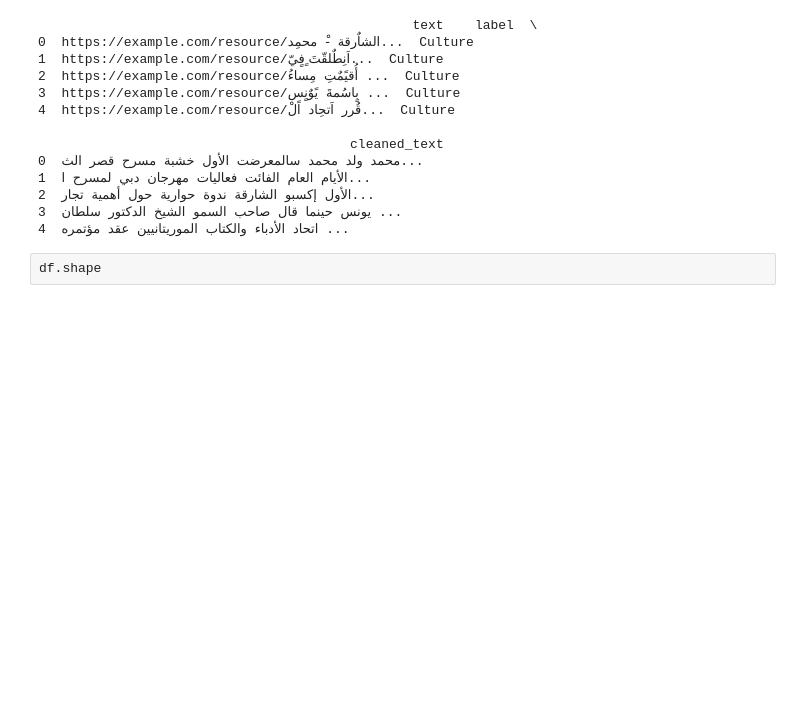
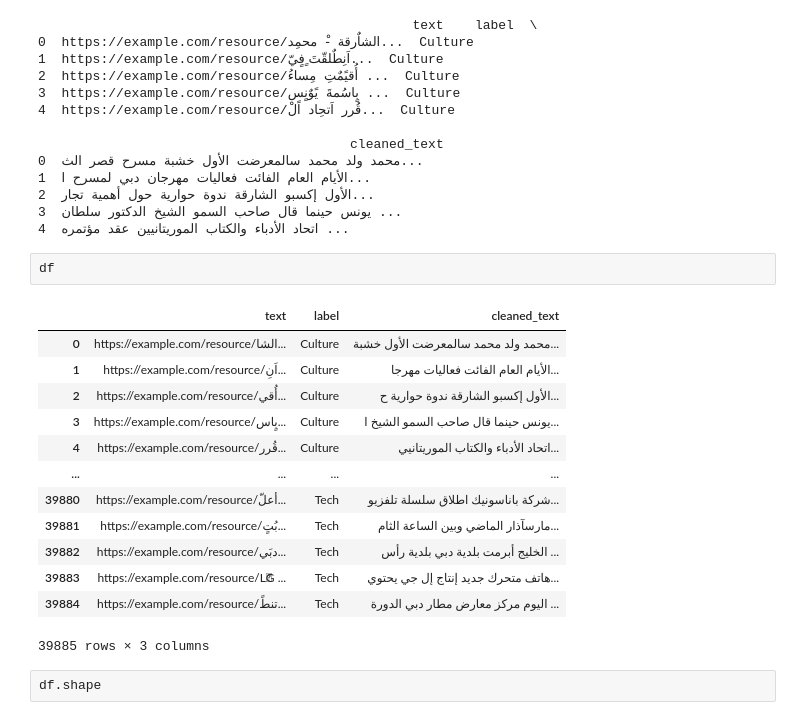
Before and after one commit to i1nourax/i1nourax, a Jupyter notebook: Copy_of_Task2_Text_Classification_Nora.ipynb, the cells around one changed output. Saved outputs shown, nothing was run; the diff lists cells and outputs as text; blank space fills up the shorter version.

```diff
--- a/Copy_of_Task2_Text_Classification_Nora.ipynb
+++ b/Copy_of_Task2_Text_Classification_Nora.ipynb
@@ -298,6 +298,22 @@ print(df.head())
 2  الأول إكسبو الشارقة ندوة حوارية حول أهمية تجار...
 3  يونس حينما قال صاحب السمو الشيخ الدكتور سلطان ...
 4  اتحاد الأدباء والكتاب الموريتانيين عقد مؤتمره ...
+# %%
+df
+# %% [output]
+|  | text | label | cleaned_text |
+| 0 | https://example.com/resource/الشا... | Culture | محمد ولد محمد سالمعرضت الأول خشبة... |
+| 1 | https://example.com/resource/اَنِ... | Culture | الأيام العام الفائت فعاليات مهرجا... |
+| 2 | https://example.com/resource/أُقي... | Culture | الأول إكسبو الشارقة ندوة حوارية ح... |
+| 3 | https://example.com/resource/بٍاس... | Culture | يونس حينما قال صاحب السمو الشيخ ا... |
+| 4 | https://example.com/resource/قُرر... | Culture | اتحاد الأدباء والكتاب الموريتانيي... |
+| ... | ... | ... | ... |
+| 39880 | https://example.com/resource/أعلّ... | Tech | شركة باناسونيك اطلاق سلسلة تلفزيو... |
+| 39881 | https://example.com/resource/بُتٍ... | Tech | مارسآذار الماضي وبين الساعة الثام... |
+| 39882 | https://example.com/resource/دبَي... | Tech | الخليج أبرمت بلدية دبي بلدية رأس ... |
+| 39883 | https://example.com/resource/LٌG ... | Tech | هاتف متحرك جديد إنتاج إل جي يحتوي... |
+| 39884 | https://example.com/resource/تنطً... | Tech | اليوم مركز معارض مطار دبي الدورة ... |
+39885 rows × 3 columns
 # %%
 df.shape
 # %% [output]
```
Also changed, not shown: parts of 7 cells of this notebook.
